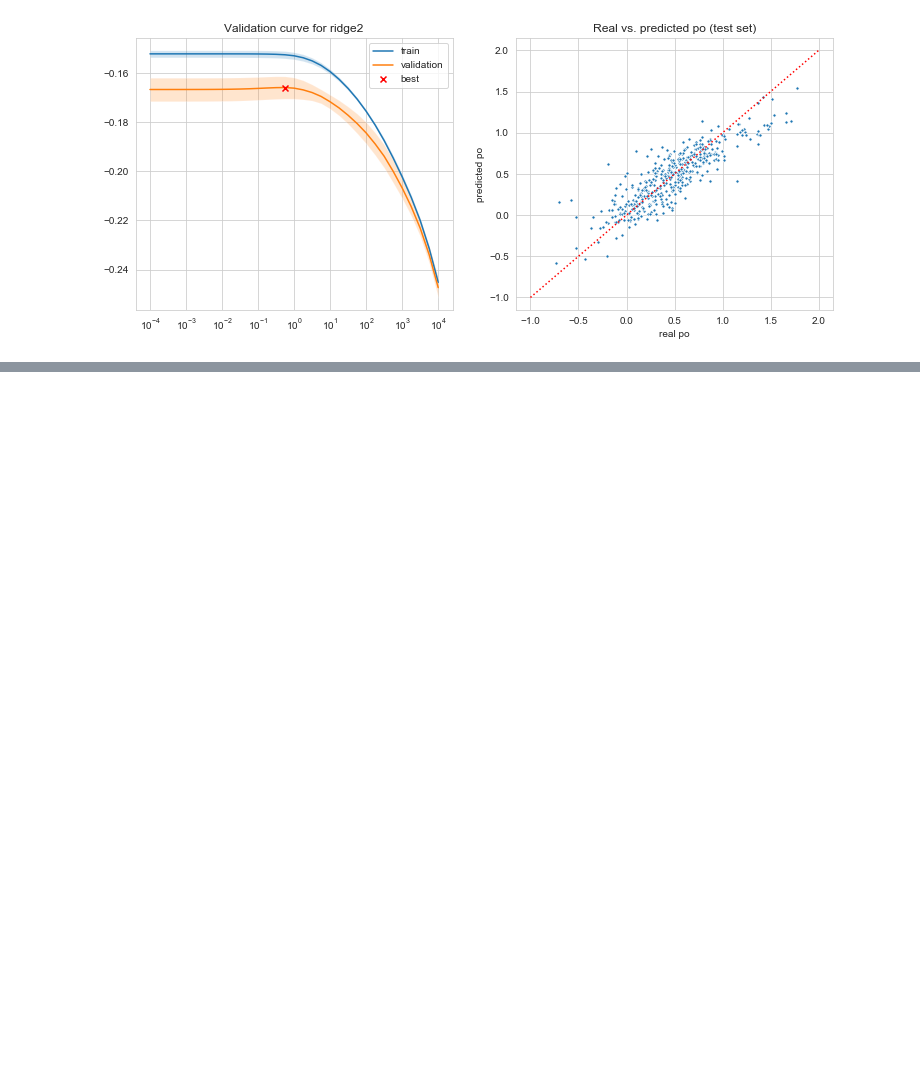
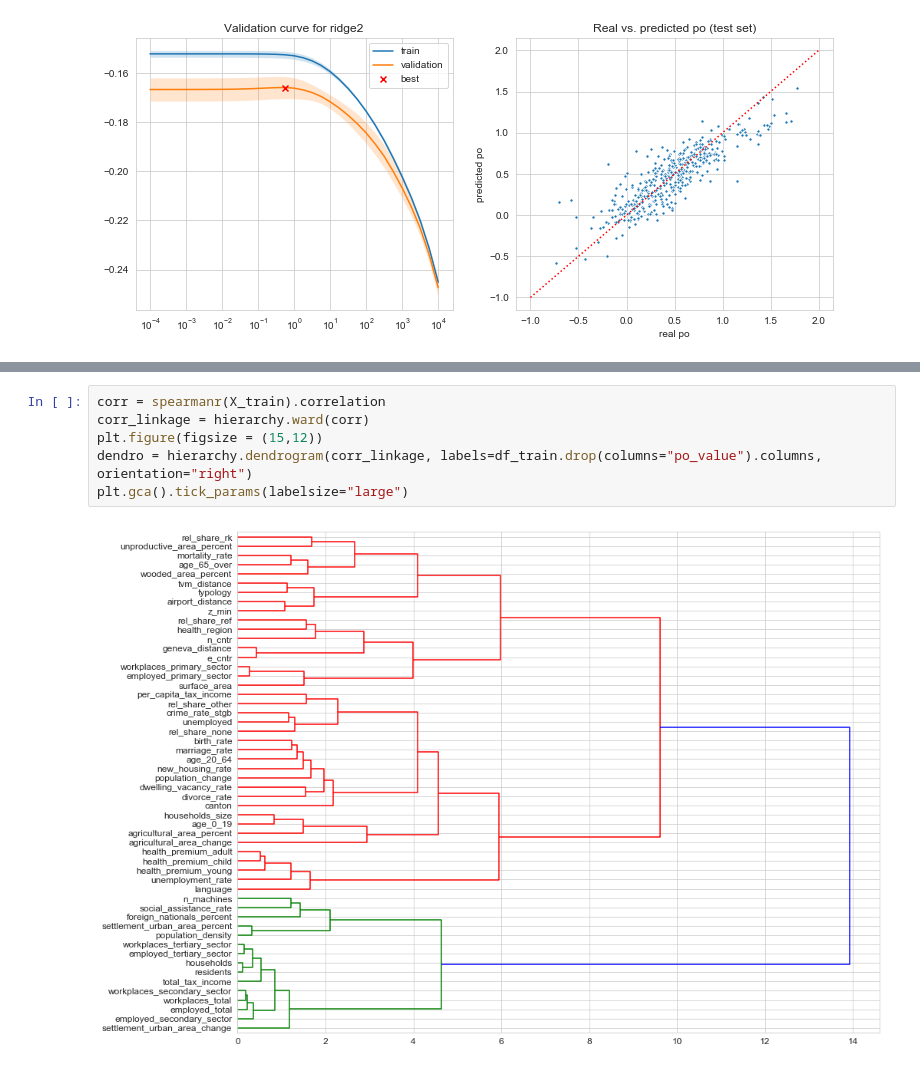
Before and after one commit to jschrein/epfl-exts-adsml-capstone-project, a Jupyter notebook: Linear Regression.ipynb, the cells around one changed output, grey strips where cells are left out. Drawn from its saved outputs; the diff is of its cells as text; blank space fills up the shorter version.

```diff
--- a/Linear Regression.ipynb
+++ b/Linear Regression.ipynb
@@ -209,0 +242,8 @@ plt.show()
+# %%
+corr = spearmanr(X_train).correlation
+corr_linkage = hierarchy.ward(corr)
+plt.figure(figsize = (15,12))
+dendro = hierarchy.dendrogram(corr_linkage, labels=df_train.drop(columns="po_value").columns, orientation="right")
+plt.gca().tick_params(labelsize="large")
+# %% [output]
+[figure, added]
```
Also changed, not shown: parts of 14 cells of this notebook.
